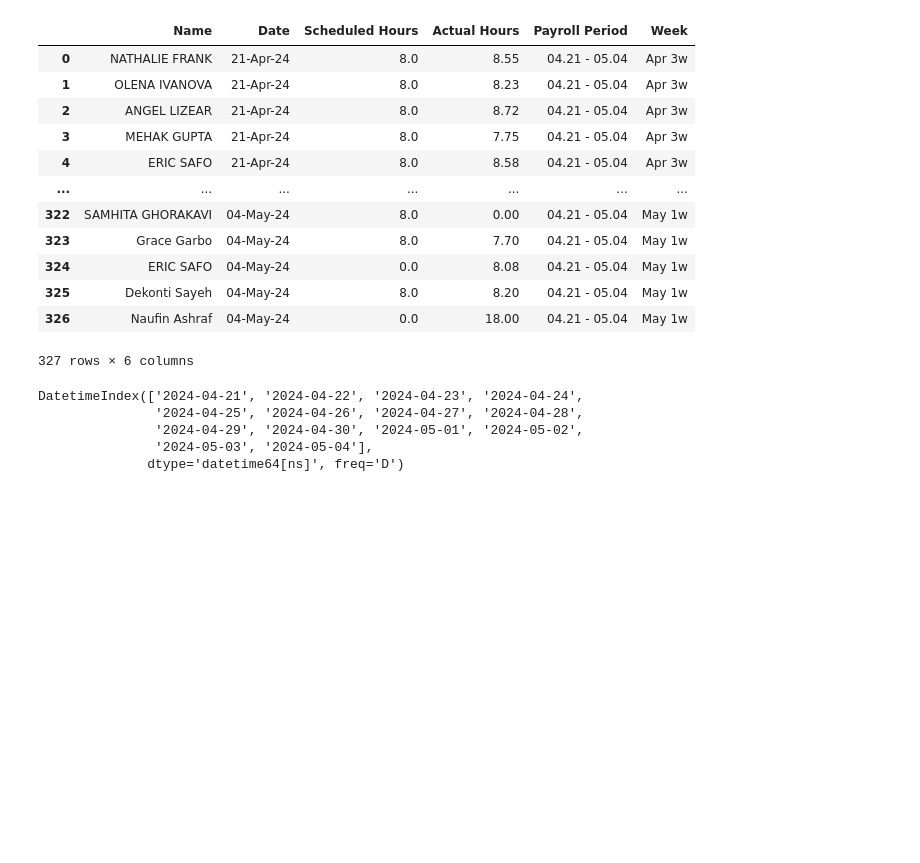
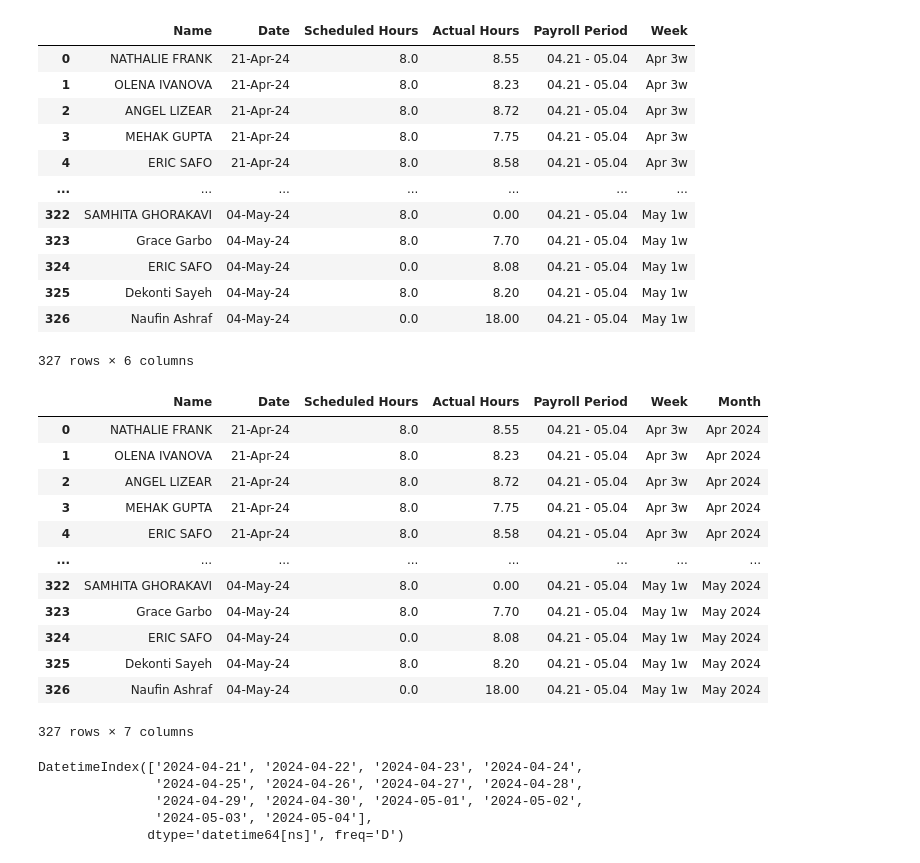
Before and after one commit to waseem-avi/excel_automation, a Jupyter notebook: notebooks/scratch.ipynb, the cells around one changed output. Cells and saved outputs as stored; diff of their text form; code cells hidden in the pictures; blank space fills up the shorter version.

```diff
--- a/notebooks/scratch.ipynb
+++ b/notebooks/scratch.ipynb
@@ -25,3 +28,19 @@ dates = pd.to_datetime(df_raw['Date'].unique())
+# %%
+df_raw
+# %% [output]
+|  | Name | Date | Scheduled Hours | Actual Hours | Payroll Period | Week | Month |
+| 0 | NATHALIE FRANK | 21-Apr-24 | 8.0 | 8.55 | 04.21 - 05.04 | Apr 3w | Apr 2024 |
+| 1 | OLENA IVANOVA | 21-Apr-24 | 8.0 | 8.23 | 04.21 - 05.04 | Apr 3w | Apr 2024 |
+| 2 | ANGEL LIZEAR | 21-Apr-24 | 8.0 | 8.72 | 04.21 - 05.04 | Apr 3w | Apr 2024 |
+| 3 | MEHAK GUPTA | 21-Apr-24 | 8.0 | 7.75 | 04.21 - 05.04 | Apr 3w | Apr 2024 |
+| 4 | ERIC SAFO | 21-Apr-24 | 8.0 | 8.58 | 04.21 - 05.04 | Apr 3w | Apr 2024 |
+| ... | ... | ... | ... | ... | ... | ... | ... |
+| 322 | SAMHITA GHORAKAVI | 04-May-24 | 8.0 | 0.00 | 04.21 - 05.04 | May 1w | May 2024 |
+| 323 | Grace Garbo | 04-May-24 | 8.0 | 7.70 | 04.21 - 05.04 | May 1w | May 2024 |
+| 324 | ERIC SAFO | 04-May-24 | 0.0 | 8.08 | 04.21 - 05.04 | May 1w | May 2024 |
+| 325 | Dekonti Sayeh | 04-May-24 | 8.0 | 8.20 | 04.21 - 05.04 | May 1w | May 2024 |
+| 326 | Naufin Ashraf | 04-May-24 | 0.0 | 18.00 | 04.21 - 05.04 | May 1w | May 2024 |
+327 rows × 7 columns
 # %%
 min_date = min(dates)
 max_date = max(dates)
```
Also changed, not shown: parts of 36 cells of this notebook, 1 other file.
